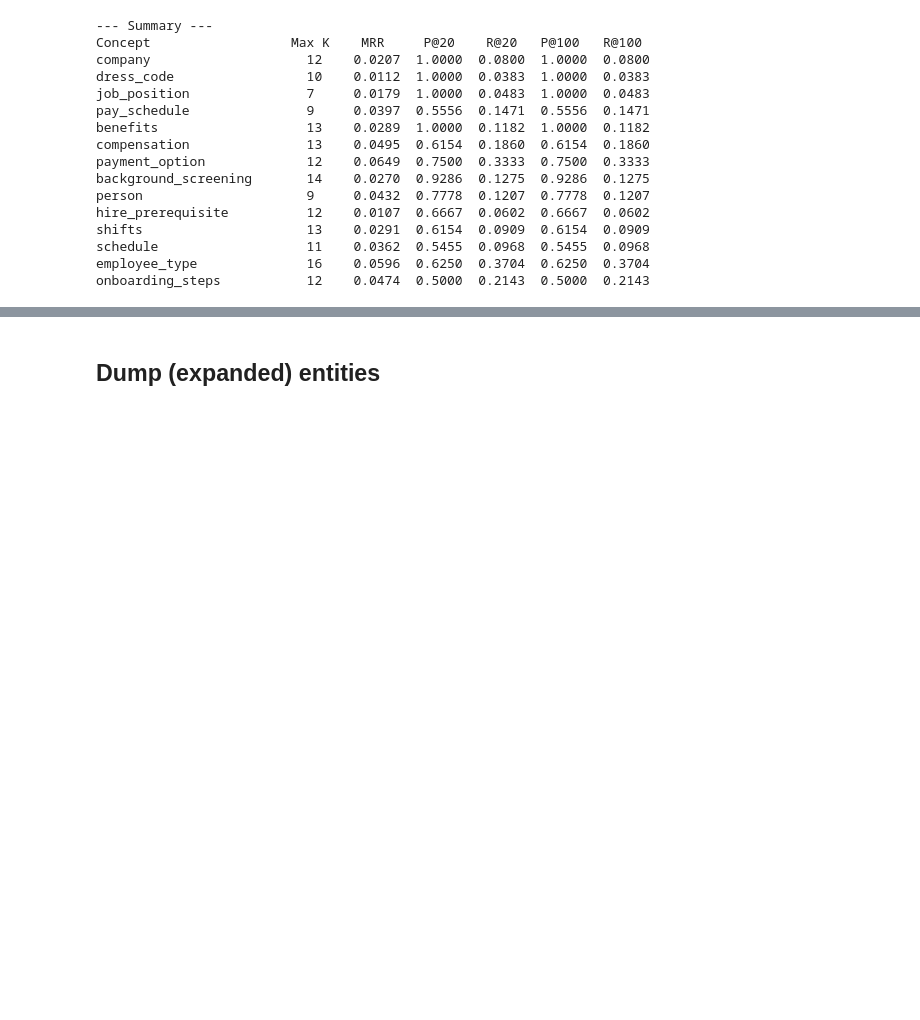
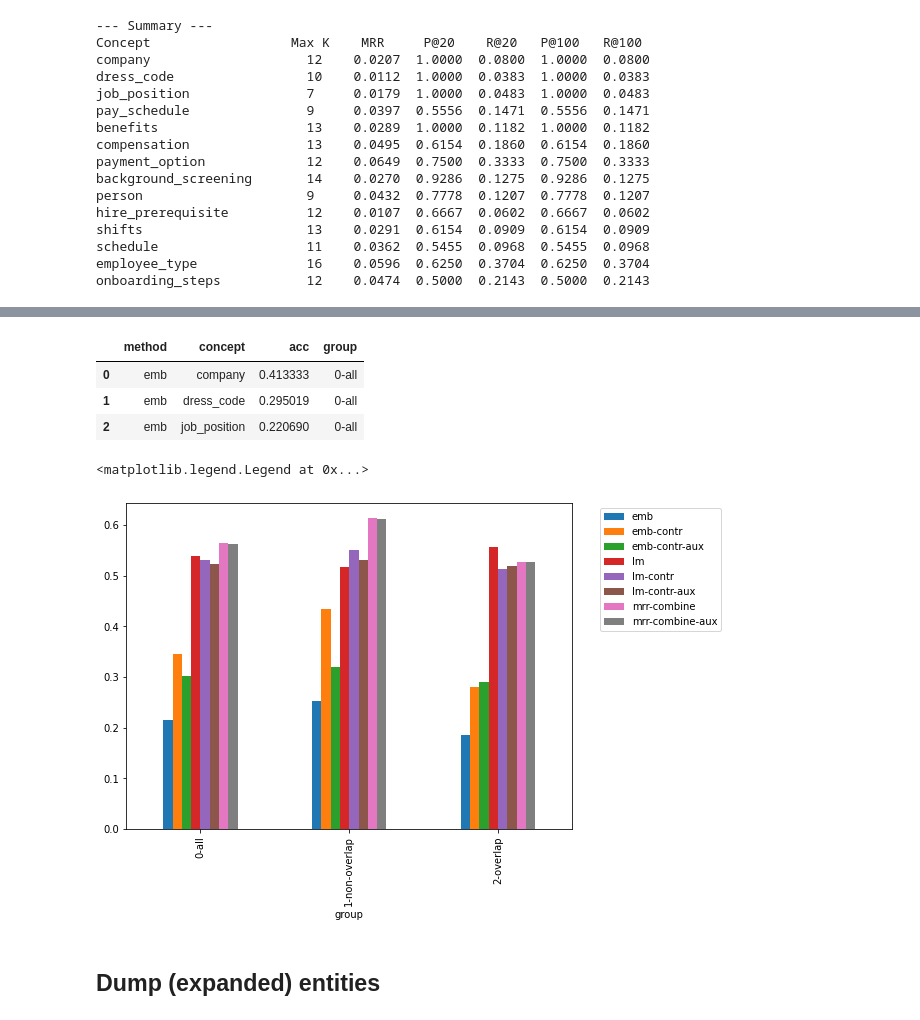
Before and after one commit to megagonlabs/eseBench, a Jupyter notebook: src/kb_toolkit/KBExtract-2.ipynb, the cells around one changed output, grey strips where cells are left out. Drawn from its saved outputs; the diff is of its cells as text; code cells hidden in the pictures; blank space fills up the shorter version.

```diff
--- a/src/kb_toolkit/KBExtract-2.ipynb
+++ b/src/kb_toolkit/KBExtract-2.ipynb
@@ -863,8 +887,9 @@ for _cc, _e_list in ee_labels_dict.items():
     print(_cc, len(_e_list))
 # %%
 _concept = 'dress_code'
-ee_contr_emb_df = pd.read_csv(ee_contr_emb_path)
-ee_LM_df = pd.read_csv(ee_LM_path)
+ee_contr_emb_df = pd.read_csv(ee_emb_aux_path)
+# ee_LM_df = pd.read_csv(ee_LM_path)
+ee_LM_df = pd.read_csv(ee_LM_aux_path)
 
 ee_contr_emb_list = ee_contr_emb_df[ee_contr_emb_df['concept'] == _concept]['neighbor'].tolist()
 ee_LM_list = ee_LM_df[ee_LM_df['concept'] == _concept]['neighbor'].tolist()
@@ -2301,0 +2533,13 @@ onboarding_steps           12    0.0474  0.5000  0.2143  0.5000  0.2143
+# %%
+ee_eval_filepath_dicts = {
+    'emb': f'{base_dir}/data/{data_ac}/intermediate/ee_concept_knn_k=None_eval.csv',
+    'emb-contr': f'{base_dir}/data/{data_ac}/intermediate/ee_concept_contr_knn_k=None_eval.csv',
+    'emb-contr-aux': f'{base_dir}/data/{data_ac}/intermediate/ee_concept_contr_knn-aux-k=None_eval.csv',
+    'lm': f'{base_dir}/data/{data_ac}/intermediate/ee_LM_bert_k=None_eval.csv',
+    'lm-contr': f'{base_dir}/data/{data_ac}/intermediate/ee_LM_bert_contr_k=None_eval.csv',
+    'lm-contr-aux': f'{base_dir}/data/{data_ac}/intermediate/ee_LM_bert_contr-aux-k=None_eval.csv',
+    'mrr-combine': f'{base_dir}/data/{data_ac}/intermediate/ee_mrr_combine_k=None_eval.csv',
+    'mrr-combine-aux': f'{base_dir}/data/{data_ac}/intermediate/ee_mrr_combine_3-k=None_eval.csv',
+}
+
+_eval_df = create_tidy_data_gold_k(ee_eval_filepath_dicts)
@@ -2301,0 +2553,16 @@ onboarding_steps           12    0.0474  0.5000  0.2143  0.5000  0.2143
+# %%
+# easy = ['company','dress_code','benefits','job_position','employee_type']
+# hard = ['background_screening', 'compensation', 'hire_prerequisite','onboarding_steps','payment_option','person','schedule','shifts']
+
+# cc_groups = {
+#     '1-easy': ['company', 'dress_code', 'job_position', 'benefits', 'payment_option', 'employee_type'],
+#     '2-medium': ['hire_prerequisite', 'background_screening', 'shifts', 'pay_schedule', 'schedule'],
+#     '3-hard': ['person', 'onboarding_steps', 'compensation']
+# }
+
+cc_groups = {
+    '1-non-overlap': ['company', 'dress_code', 'job_position', 'payment_option', 'employee_type', 'onboarding_steps'],
+    '2-overlap': ['hire_prerequisite', 'background_screening', 'person', 'benefits', 'compensation', 'shifts', 'pay_schedule', 'schedule']
+}
+
+cc2group = dict([(cc, g) for g, cc_list in cc_groups.items() for cc in cc_list])
@@ -2302,3 +2586,22 @@ onboarding_steps           12    0.0474  0.5000  0.2143  0.5000  0.2143
+# %%
+_eval_df['group'] = _eval_df.apply(lambda row: cc2group[row['concept']], axis=1)
+_eval_df_2 = _eval_df.copy()
+_eval_df_2['group'] = '0-all'
+_eval_df_a = pd.concat([_eval_df_2, _eval_df])
+_eval_df_a.head(3)
+# %% [output]
+|  | method | concept | acc | group |
+| 0 | emb | company | 0.413333 | 0-all |
+| 1 | emb | dress_code | 0.295019 | 0-all |
+| 2 | emb | job_position | 0.220690 | 0-all |
+# %%
+# _df_plot = _eval_df_a[_eval_df_a.apply(lambda row: row['method'] != 'mrr-combine', axis=1)]
+_df_plot = _eval_df_a
+df_pivot_difficulty = pivot_df(_df_plot, "acc", "group", "method")
+df_pivot_difficulty.plot(kind="bar", figsize=(8,6)).legend(loc='upper left',ncol=1,bbox_to_anchor=(1.05, 1))
+# %% [output]
+<matplotlib.legend.Legend at 0x...>
+[figure, added]
 # %% [markdown]
 ## Dump (expanded) entities
 # %%
```
Also changed, not shown: parts of 29 cells of this notebook, 5 other files.
